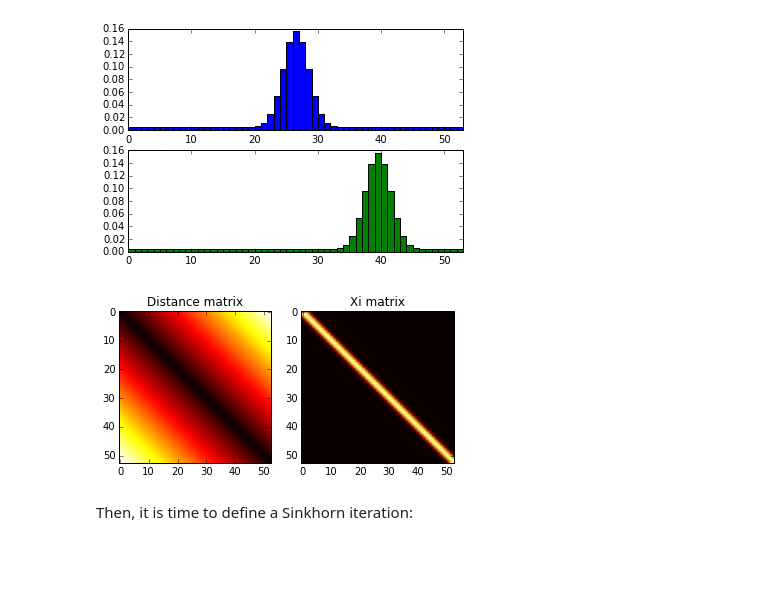
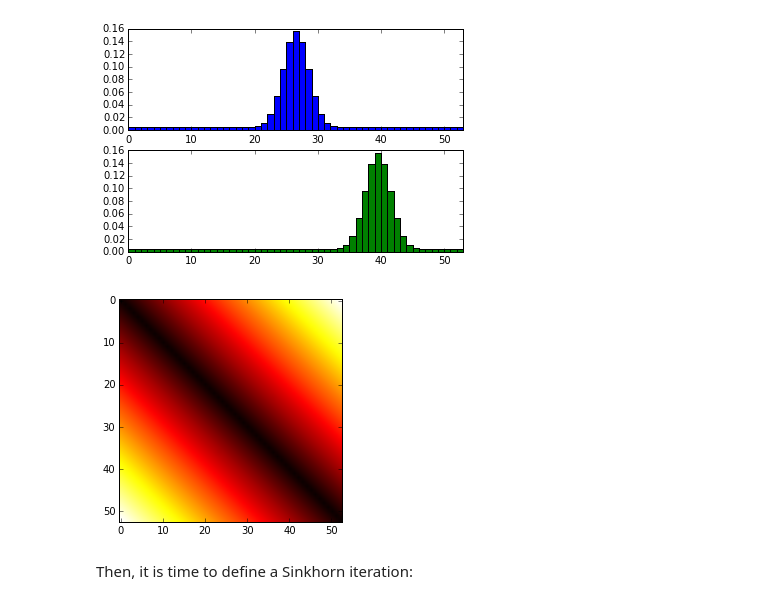
Before and after one commit to afcarl/Homework-1, a Jupyter notebook: pynb/regularized_ot.ipynb, the cells around one changed output. Saved outputs shown, nothing was run; the diff lists cells and outputs as text; code cells hidden in the pictures; blank space fills up the shorter version.

Commit message:
Cleaned imports a bit and plots for varying gamma

```diff
--- a/pynb/regularized_ot.ipynb
+++ b/pynb/regularized_ot.ipynb
@@ -34,16 +33,9 @@ _ = pylab.xlim(0, n)
 [figure]
 # %%
 m = cdist(numpy.linspace(0, 1, n).reshape((-1, 1)), numpy.linspace(0, 1, n).reshape((-1, 1)))
-gamma = .001
-xi = numpy.exp(-m ** 2 / gamma)
-pylab.subplot(1, 2, 1)
-_ = pylab.imshow(m, cmap=cm.hot)
-pylab.title("Distance matrix")
-pylab.subplot(1, 2, 2)
-_ = pylab.imshow(xi, cmap=cm.hot)
-_ = pylab.title("Xi matrix")
+_ = pylab.imshow(m, cmap=pylab.cm.hot)
 # %% [output]
-[figure, old version]
+[figure, new version]
 # %% [markdown]
 Then, it is time to define a Sinkhorn iteration:
 # %%
```
Also changed, not shown: parts of 2 cells of this notebook.
